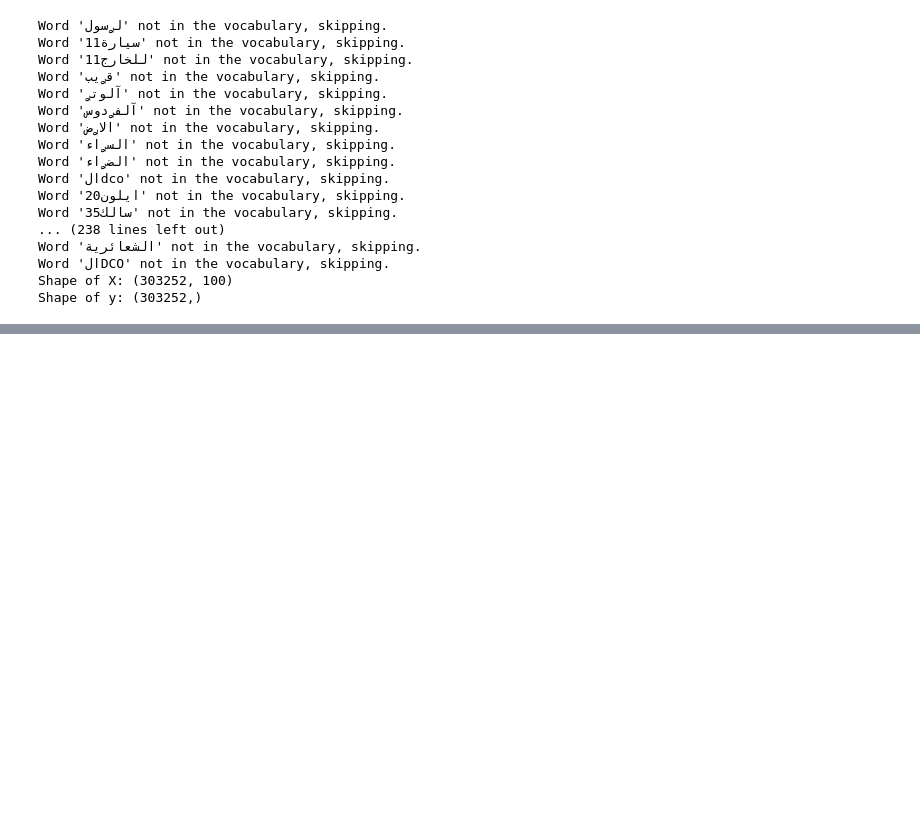
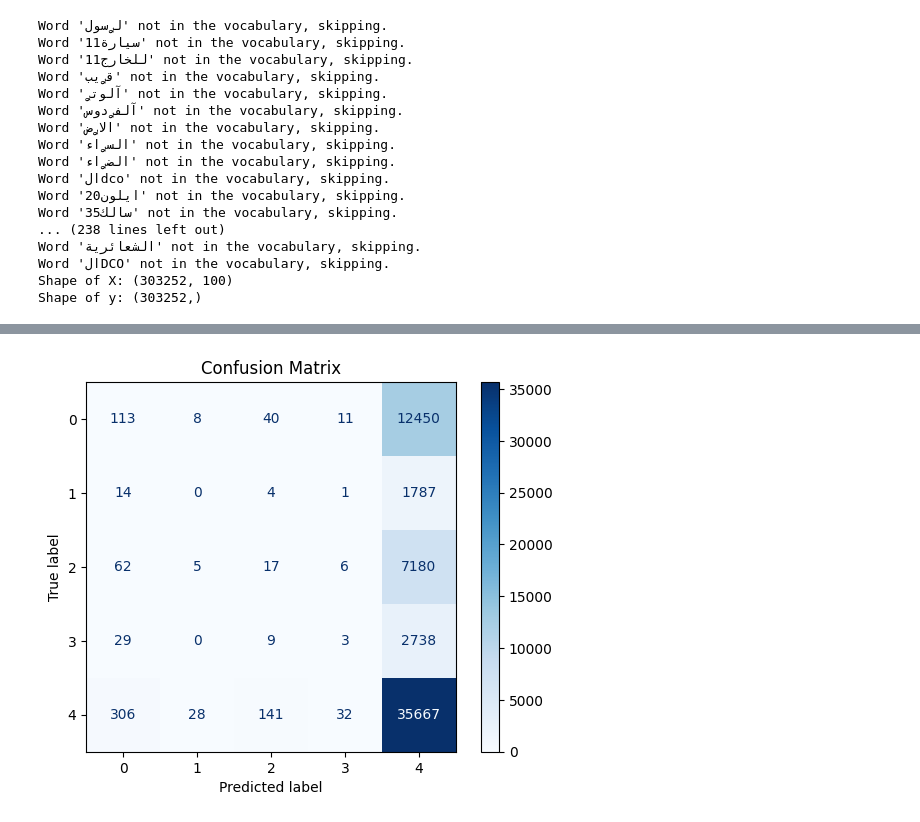
Before and after one commit to ehabsuliman/ROADWATCH, a Jupyter notebook: Road/RW.ipynb, the cells around one changed output, grey strips where cells are left out. Cells and saved outputs as stored; diff of their text form; code cells hidden in the pictures; blank space fills up the shorter version.

```diff
--- a/Road/RW.ipynb
+++ b/Road/RW.ipynb
@@ -802,0 +659,6 @@ plot_learning_curve(model, X, y, title="Learning Curve for Logistic Regression")
+# %%
+y_pred = clf.predict(X_test)
+
+# Classification metrics
+print("Accuracy:", accuracy_score(y_test, y_pred))
+print("\nClassification Report:\n", classification_report(y_test, y_pred))
@@ -802,0 +727,11 @@ plot_learning_curve(model, X, y, title="Learning Curve for Logistic Regression")
+# %%
+from sklearn.metrics import confusion_matrix, ConfusionMatrixDisplay
+
+# Compute and display the confusion matrix
+conf_matrix = confusion_matrix(y_test, y_pred)
+disp = ConfusionMatrixDisplay(confusion_matrix=conf_matrix)
+disp.plot(cmap="Blues")
+plt.title("Confusion Matrix")
+plt.show()
+# %% [output]
+[figure, added]
```
Also changed, not shown: parts of 20 cells of this notebook.
